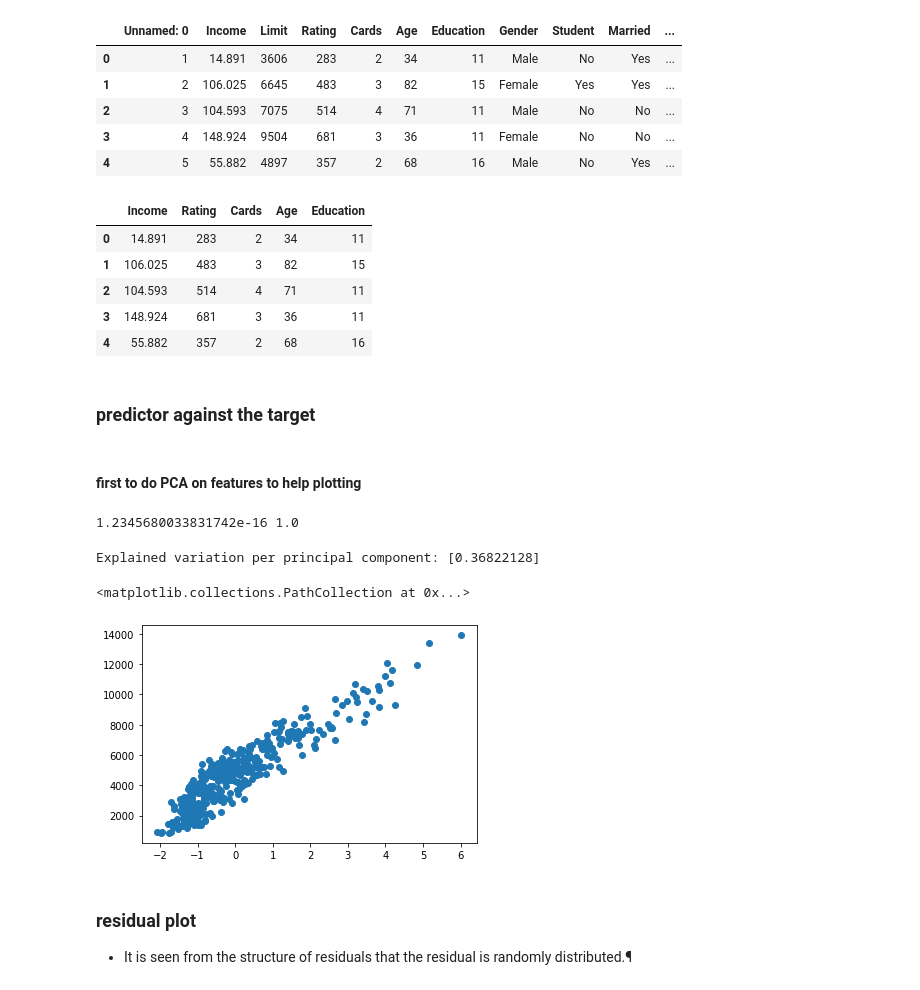
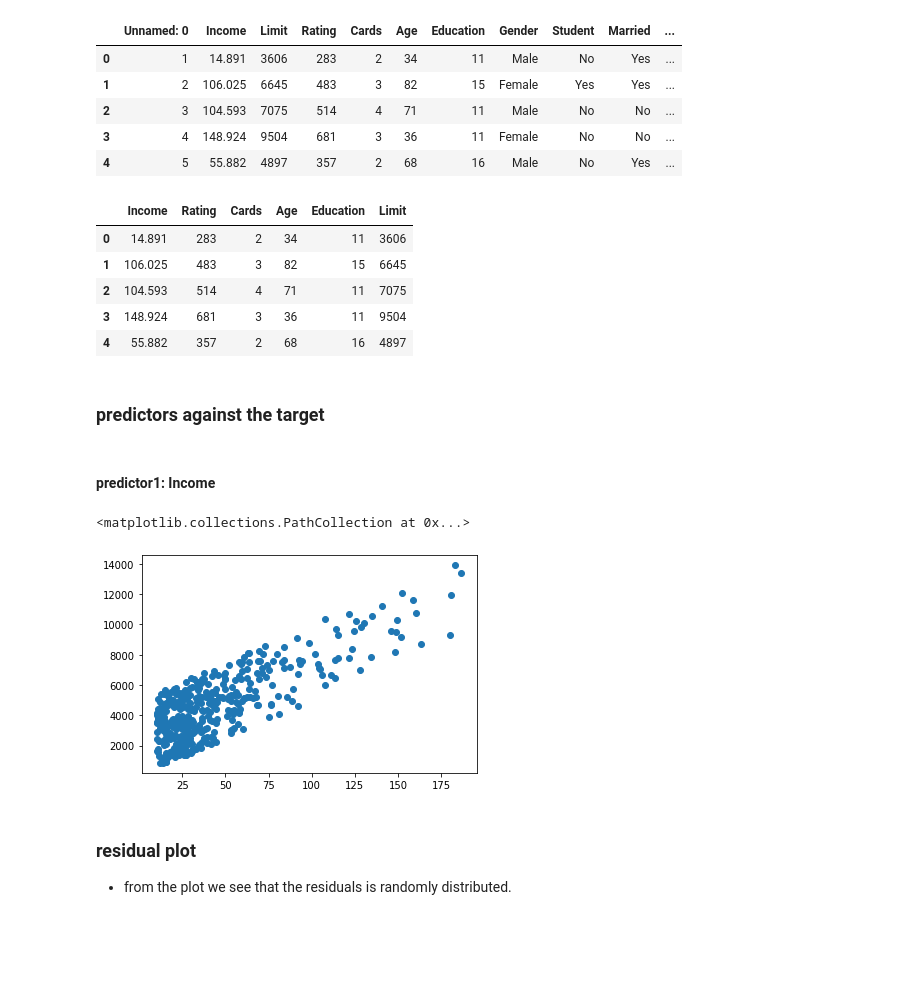
Before and after one commit to USF-CS-663-Spring-2020/lab-05-regression-danielyang0, a Jupyter notebook: lab05 - regression.ipynb, the cells around one changed output. Cells and saved outputs as stored; diff of their text form; code cells hidden in the pictures; blank space fills up the shorter version.

```diff
--- a/lab05 - regression.ipynb
+++ b/lab05 - regression.ipynb
@@ -78,46 +78,28 @@ df.head()
 | 3 | 4 | 148.924 | 9504 | 681 | 3 | 36 | 11 | Female | No | No | ... |
 | 4 | 5 | 55.882 | 4897 | 357 | 2 | 68 | 16 | Male | No | Yes | ... |
 # %%
-features = df[['Income', 'Rating', 'Cards', 'Age', 'Education']]
+df = df[['Income', 'Rating', 'Cards', 'Age', 'Education', 'Limit']]
 labels = df['Limit']
-features.head()
+df.head()
 # %% [output]
-|  | Income | Rating | Cards | Age | Education |
-| 0 | 14.891 | 283 | 2 | 34 | 11 |
-| 1 | 106.025 | 483 | 3 | 82 | 15 |
-| 2 | 104.593 | 514 | 4 | 71 | 11 |
-| 3 | 148.924 | 681 | 3 | 36 | 11 |
-| 4 | 55.882 | 357 | 2 | 68 | 16 |
+|  | Income | Rating | Cards | Age | Education | Limit |
+| 0 | 14.891 | 283 | 2 | 34 | 11 | 3606 |
+| 1 | 106.025 | 483 | 3 | 82 | 15 | 6645 |
+| 2 | 104.593 | 514 | 4 | 71 | 11 | 7075 |
+| 3 | 148.924 | 681 | 3 | 36 | 11 | 9504 |
+| 4 | 55.882 | 357 | 2 | 68 | 16 | 4897 |
 # %% [markdown]
-### predictor against the target
+### predictors against the target
-# %% [markdown]
-#### first to do PCA on features to help plotting
-# %%
-from sklearn.preprocessing import StandardScaler
-import numpy as np
-
-x = StandardScaler().fit_transform(features.values)
-# check if it worked
-print(np.mean(x),np.std(x))
-# %% [output]
-1.2345680033831742e-16 1.0
-# %%
-from sklearn.decomposition import PCA
-pca = PCA(n_components=1)
-principal_Component = pca.fit_transform(x)
-
-principal_feature = pd.DataFrame(data = principal_Component, columns = ['feature_principal'])
-print('Explained variation per principal component: {}'.format(pca.explained_variance_ratio_))
-# %% [output]
-Explained variation per principal component: [0.36822128]
+# %% [markdown]
+#### predictor1: Income
 # %%
 import matplotlib.pyplot as plt
 %matplotlib inline
 
-plt.scatter(principal_feature, labels, alpha=1)
+plt.scatter(df['Income'], labels, alpha=1)
 # %% [output]
 <matplotlib.collections.PathCollection at 0x...>
-[figure, old version]
+[figure, new version]
 # %% [markdown]
 ### residual plot
-- It is seen from the structure of residuals that the residual is randomly distributed.¶
+- from the plot we see that the residuals is randomly distributed.
```
Also changed, not shown: parts of 9 cells of this notebook.
